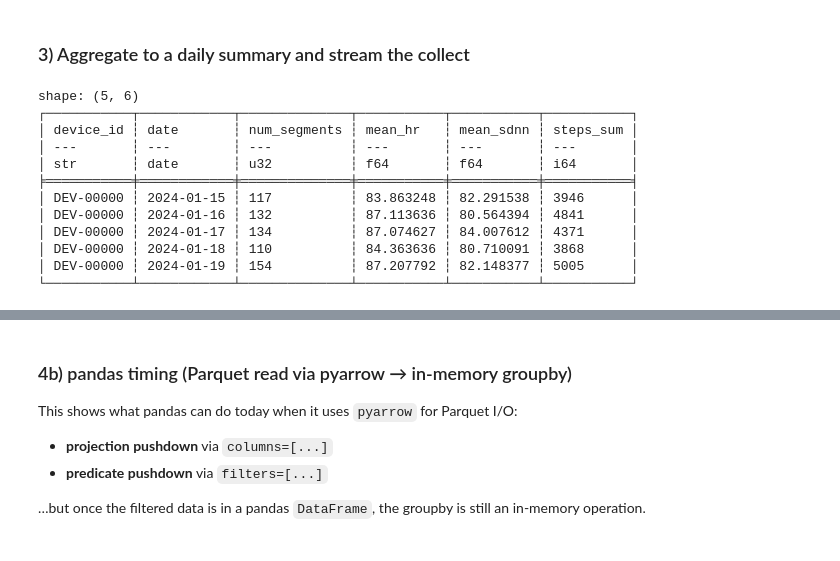
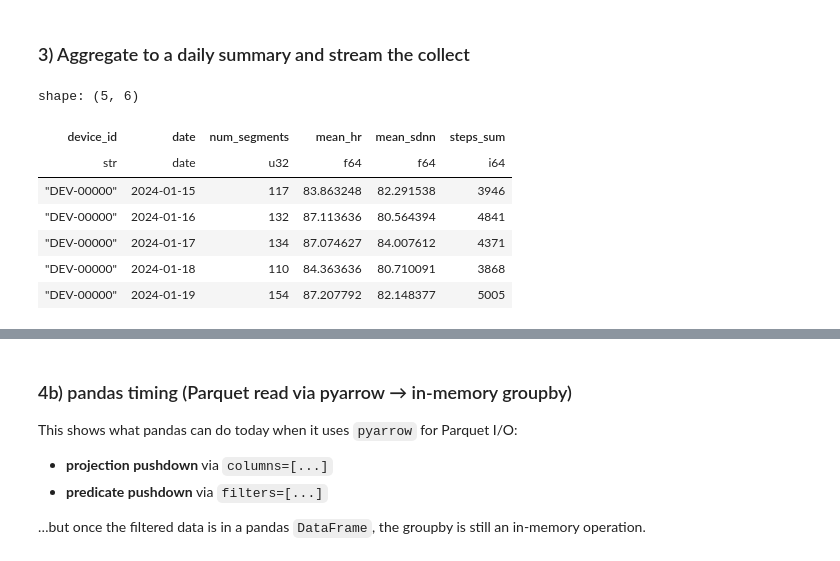
Before and after one commit to oscar-peng/datasci_223, a Jupyter notebook: lectures/02/demo/01a_streaming_filter-executed.ipynb, the cells around one changed output, grey strips where cells are left out. Saved outputs shown, nothing was run; the diff lists cells and outputs as text; code cells hidden in the pictures.

```diff
--- a/lectures/02/demo/01a_streaming_filter-executed.ipynb
+++ b/lectures/02/demo/01a_streaming_filter-executed.ipynb
@@ -99,33 +96,29 @@ SELECT [col("device_id"), col("ts_start").dt.date().alias("date"), col("heart_ra
 # %%
 import polars as pl
 from pathlib import Path
 
 daily = (
     query
     .group_by(["device_id", "date"])
     .agg([
         pl.len().alias("num_segments"),
         pl.mean("heart_rate").alias("mean_hr"),
         pl.mean("hrv_sdnn").alias("mean_sdnn"),
         pl.sum("steps").alias("steps_sum"),
     ])
     .sort(["device_id", "date"])
 )
 
 result = daily.collect(engine="streaming")
 Path("outputs").mkdir(parents=True, exist_ok=True)
 result.write_parquet("outputs/daily_device_summary.parquet")
-print(result.head())
+result.head()
 # %% [output]
 shape: (5, 6)
-┌───────────┬────────────┬──────────────┬───────────┬───────────┬───────────┐
-│ device_id ┆ date       ┆ num_segments ┆ mean_hr   ┆ mean_sdnn ┆ steps_sum │
-│ ---       ┆ ---        ┆ ---          ┆ ---       ┆ ---       ┆ ---       │
-│ str       ┆ date       ┆ u32          ┆ f64       ┆ f64       ┆ i64       │
-╞═══════════╪════════════╪══════════════╪═══════════╪═══════════╪═══════════╡
-│ DEV-00000 ┆ 2024-01-15 ┆ 117          ┆ 83.863248 ┆ 82.291538 ┆ 3946      │
-│ DEV-00000 ┆ 2024-01-16 ┆ 132          ┆ 87.113636 ┆ 80.564394 ┆ 4841      │
-│ DEV-00000 ┆ 2024-01-17 ┆ 134          ┆ 87.074627 ┆ 84.007612 ┆ 4371      │
-│ DEV-00000 ┆ 2024-01-18 ┆ 110          ┆ 84.363636 ┆ 80.710091 ┆ 3868      │
-│ DEV-00000 ┆ 2024-01-19 ┆ 154          ┆ 87.207792 ┆ 82.148377 ┆ 5005      │
-└───────────┴────────────┴──────────────┴───────────┴───────────┴───────────┘
+| device_id | date | num_segments | mean_hr | mean_sdnn | steps_sum |
+| str | date | u32 | f64 | f64 | i64 |
+| "DEV-00000" | 2024-01-15 | 117 | 83.863248 | 82.291538 | 3946 |
+| "DEV-00000" | 2024-01-16 | 132 | 87.113636 | 80.564394 | 4841 |
+| "DEV-00000" | 2024-01-17 | 134 | 87.074627 | 84.007612 | 4371 |
+| "DEV-00000" | 2024-01-18 | 110 | 84.363636 | 80.710091 | 3868 |
+| "DEV-00000" | 2024-01-19 | 154 | 87.207792 | 82.148377 | 5005 |
```
Also changed, not shown: parts of 14 cells of this notebook, 8 other files.
